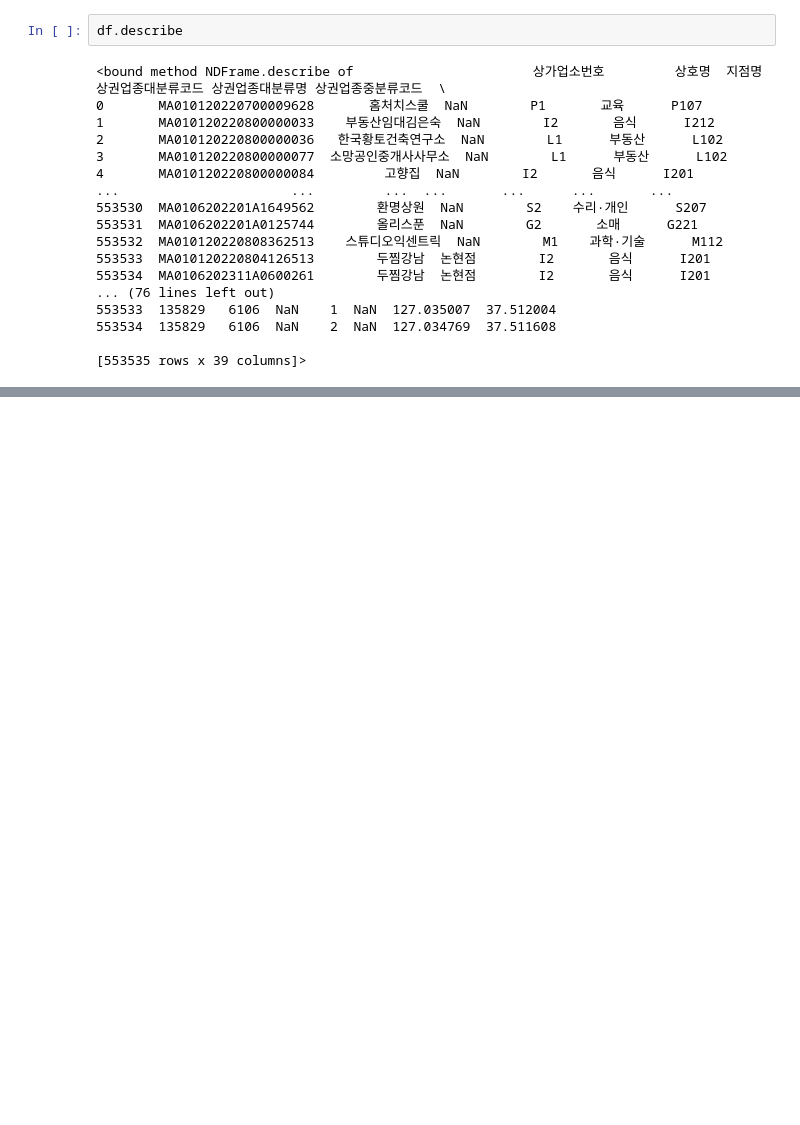
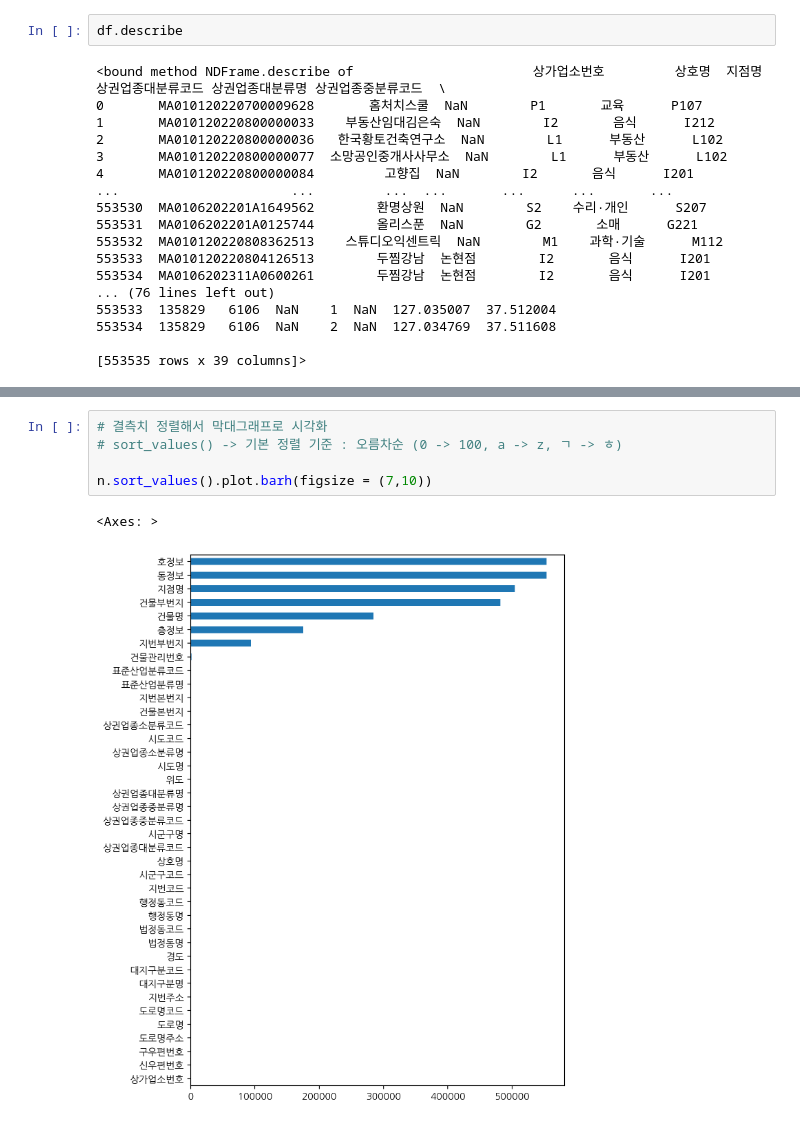
Before and after one commit to JongHyun070105/BigDataAnalyzing2025, a Jupyter notebook: 상가상권정보_30710.ipynb, the cells around one changed output, grey strips where cells are left out. Saved outputs shown, nothing was run; the diff lists cells and outputs as text; blank space fills up the shorter version.

```diff
--- a/상가상권정보_30710.ipynb
+++ b/상가상권정보_30710.ipynb
@@ -196,0 +232,8 @@ df.describe
+# %%
+# 결측치 정렬해서 막대그래프로 시각화
+# sort_values() -> 기본 정렬 기준 : 오름차순 (0 -> 100, a -> z, ㄱ -> ㅎ)
+
+n.sort_values().plot.barh(figsize = (7,10))
+# %% [output]
+<Axes: >
+[figure, added]
```
Also changed, not shown: parts of 36 cells of this notebook.
